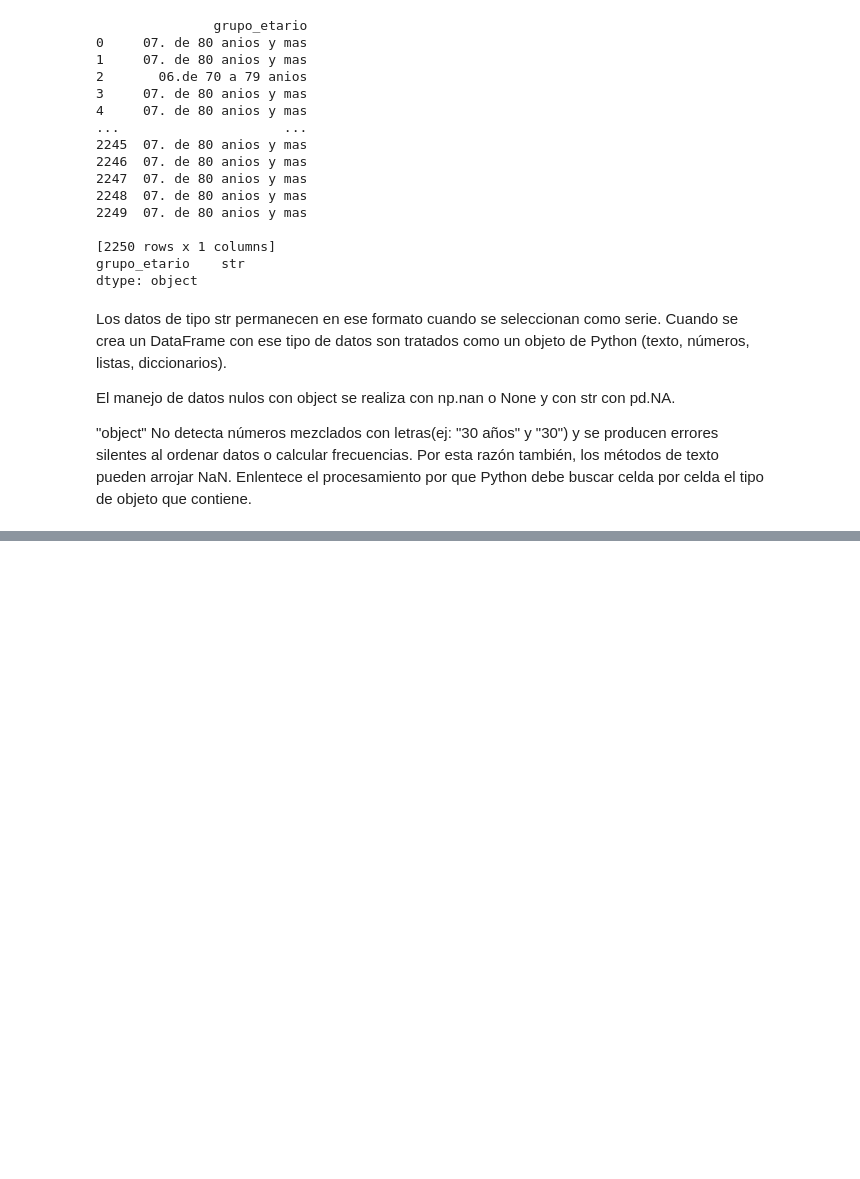
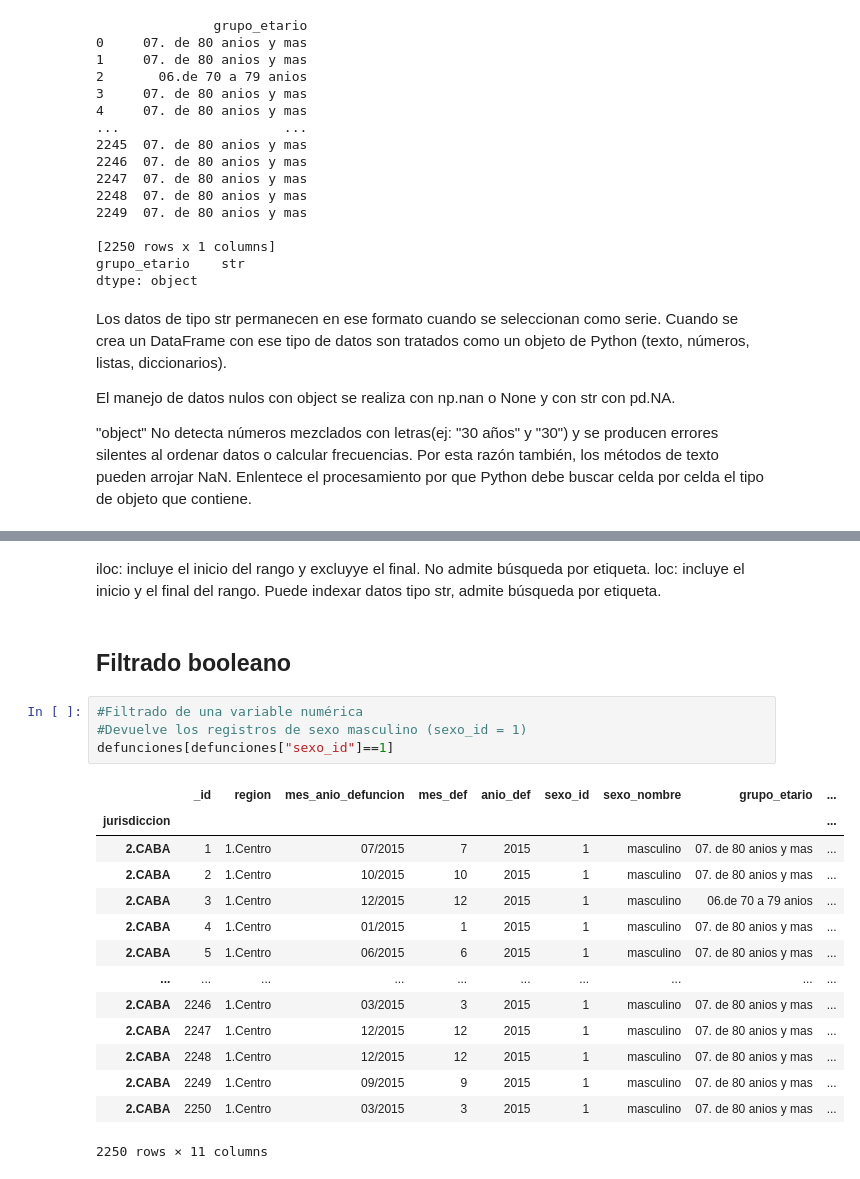
Before and after one commit to gastonruston/Portfolio, a Jupyter notebook: 01-fundamentos/04_pandas_basico.ipynb, the cells around one changed output, grey strips where cells are left out. Saved outputs shown, nothing was run; the diff lists cells and outputs as text; blank space fills up the shorter version.

```diff
--- a/01-fundamentos/04_pandas_basico.ipynb
+++ b/01-fundamentos/04_pandas_basico.ipynb
@@ -222,0 +306,24 @@ El manejo de datos nulos con object se realiza con np.nan o None y con str con p
+# %% [markdown]
+iloc: incluye el inicio del rango y excluyye el final. No admite búsqueda por etiqueta.
+loc: incluye el inicio y el final del rango. Puede indexar datos tipo str, admite búsqueda por etiqueta.
+# %% [markdown]
+## Filtrado booleano
+# %%
+#Filtrado de una variable numérica
+#Devuelve los registros de sexo masculino (sexo_id = 1)
+defunciones[defunciones["sexo_id"]==1]
+# %% [output]
+|  | _id | region | mes_anio_defuncion | mes_def | anio_def | sexo_id | sexo_nombre | grupo_etario | ... |
+| jurisdiccion |  |  |  |  |  |  |  |  | ... |
+| 2.CABA | 1 | 1.Centro | 07/2015 | 7 | 2015 | 1 | masculino | 07. de 80 anios y mas | ... |
+| 2.CABA | 2 | 1.Centro | 10/2015 | 10 | 2015 | 1 | masculino | 07. de 80 anios y mas | ... |
+| 2.CABA | 3 | 1.Centro | 12/2015 | 12 | 2015 | 1 | masculino | 06.de 70 a 79 anios | ... |
+| 2.CABA | 4 | 1.Centro | 01/2015 | 1 | 2015 | 1 | masculino | 07. de 80 anios y mas | ... |
+| 2.CABA | 5 | 1.Centro | 06/2015 | 6 | 2015 | 1 | masculino | 07. de 80 anios y mas | ... |
+| ... | ... | ... | ... | ... | ... | ... | ... | ... | ... |
+| 2.CABA | 2246 | 1.Centro | 03/2015 | 3 | 2015 | 1 | masculino | 07. de 80 anios y mas | ... |
+| 2.CABA | 2247 | 1.Centro | 12/2015 | 12 | 2015 | 1 | masculino | 07. de 80 anios y mas | ... |
+| 2.CABA | 2248 | 1.Centro | 12/2015 | 12 | 2015 | 1 | masculino | 07. de 80 anios y mas | ... |
+| 2.CABA | 2249 | 1.Centro | 09/2015 | 9 | 2015 | 1 | masculino | 07. de 80 anios y mas | ... |
+| 2.CABA | 2250 | 1.Centro | 03/2015 | 3 | 2015 | 1 | masculino | 07. de 80 anios y mas | ... |
+2250 rows × 11 columns
```
Also changed, not shown: parts of 10 cells of this notebook.
